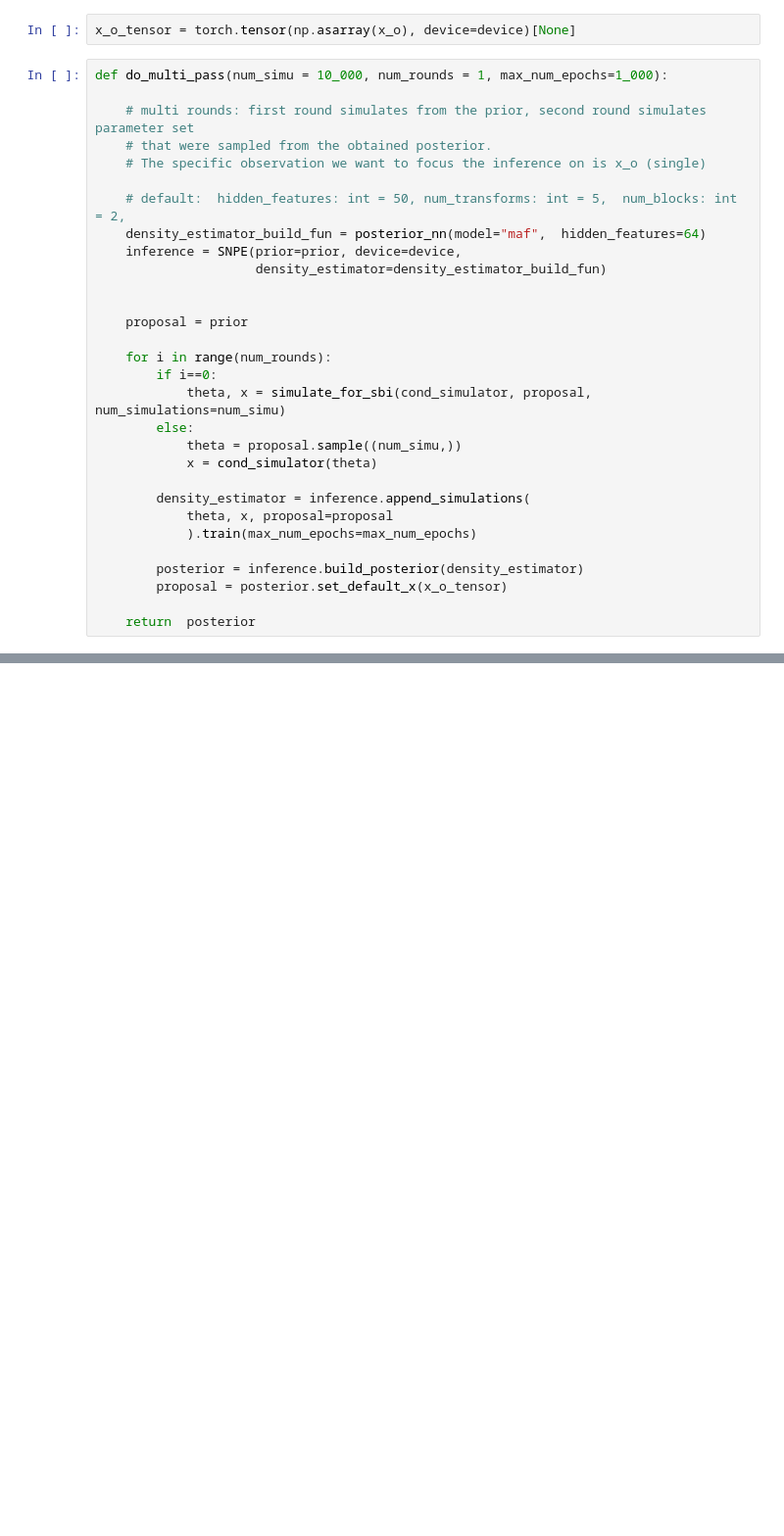
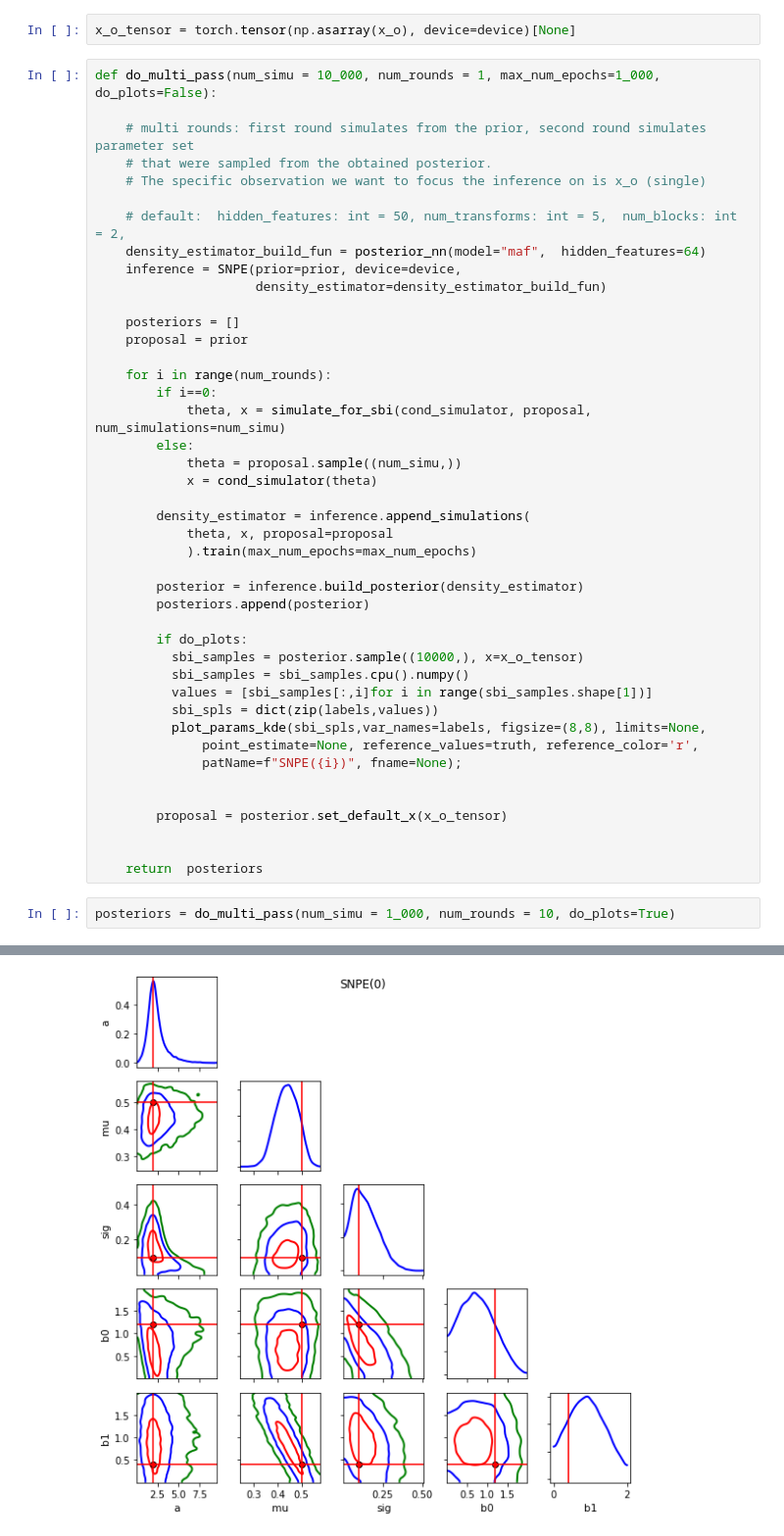
Before and after one commit to jecampagne/ML-toys, a Jupyter notebook: Demo_SBI_HMC.ipynb, the cells around one changed output, grey strips where cells are left out. Shown at 98% size. Cells and saved outputs as stored; diff of their text form; blank space fills up the shorter version.

```diff
--- a/Demo_SBI_HMC.ipynb
+++ b/Demo_SBI_HMC.ipynb
@@ -304,7 +304,7 @@ cond_simulator, prior = prepare_for_sbi(cond_simulator, prior)
 # %%
 x_o_tensor = torch.tensor(np.asarray(x_o), device=device)[None]
 # %%
-def do_multi_pass(num_simu = 10_000, num_rounds = 1, max_num_epochs=1_000):
+def do_multi_pass(num_simu = 10_000, num_rounds = 1, max_num_epochs=1_000, do_plots=False):
 
     # multi rounds: first round simulates from the prior, second round simulates parameter set
     # that were sampled from the obtained posterior.
@@ -315,7 +315,7 @@ def do_multi_pass(num_simu = 10_000, num_rounds = 1, max_num_epochs=1_000):
     inference = SNPE(prior=prior, device=device,
                      density_estimator=density_estimator_build_fun)
 
-
+    posteriors = []
     proposal = prior
 
     for i in range(num_rounds):
@@ -330,6 +330,22 @@ def do_multi_pass(num_simu = 10_000, num_rounds = 1, max_num_epochs=1_000):
             ).train(max_num_epochs=max_num_epochs)
 
         posterior = inference.build_posterior(density_estimator)
+        posteriors.append(posterior)
+
+        if do_plots:
+          sbi_samples = posterior.sample((10000,), x=x_o_tensor)
+          sbi_samples = sbi_samples.cpu().numpy()
+          values = [sbi_samples[:,i]for i in range(sbi_samples.shape[1])]
+          sbi_spls = dict(zip(labels,values))
+          plot_params_kde(sbi_spls,var_names=labels, figsize=(8,8), limits=None,
+              point_estimate=None, reference_values=truth, reference_color='r',
+              patName=f"SNPE({i})", fname=None);
+
+
         proposal = posterior.set_default_x(x_o_tensor)
 
-    return  posterior
+
+    return  posteriors
+# %%
+posteriors = do_multi_pass(num_simu = 1_000, num_rounds = 10, do_plots=True)
+# %% [output]
@@ -335,0 +353 @@ def do_multi_pass(num_simu = 10_000, num_rounds = 1, max_num_epochs=1_000):
+[figure, added]
```
Also changed, not shown: parts of 12 cells of this notebook.
